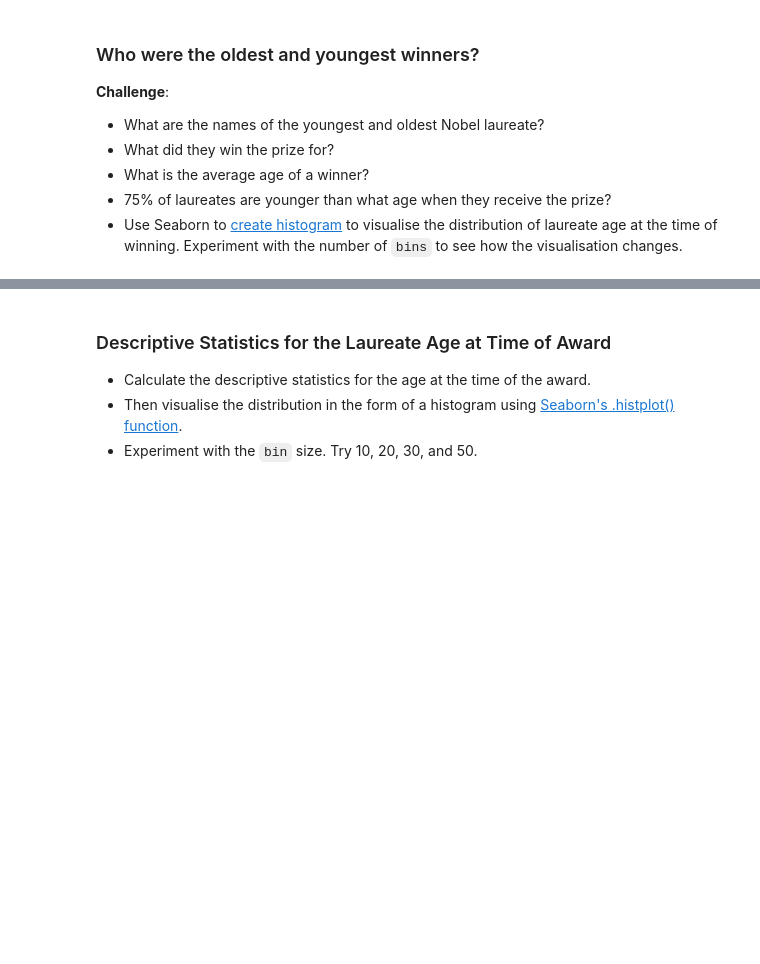
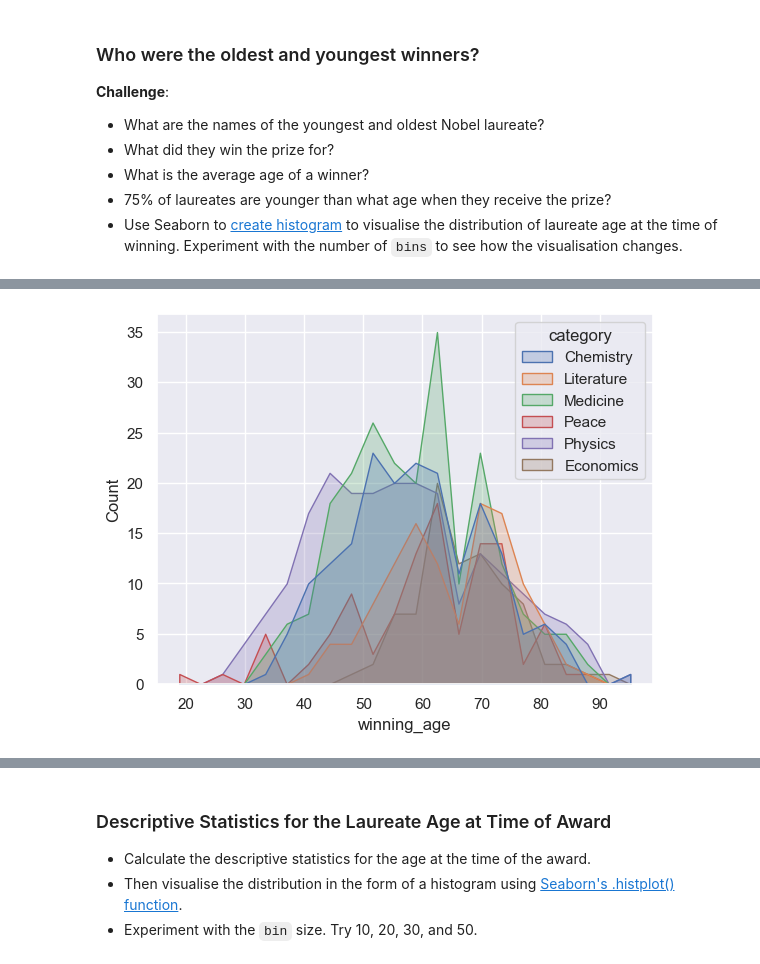
Before and after one commit to RafaelMoralesGallegos/100-days-of-Python, a Jupyter notebook: Day_79_Nobel_Prize/Nobel_Prize_Analysis.ipynb, the cells around one changed output, grey strips where cells are left out. Cells and saved outputs as stored; diff of their text form; code cells hidden in the pictures; blank space fills up the shorter version.

```diff
--- a/Day_79_Nobel_Prize/Nobel_Prize_Analysis.ipynb
+++ b/Day_79_Nobel_Prize/Nobel_Prize_Analysis.ipynb
@@ -701,0 +736,7 @@ How Old Are the Laureates When the Win the Prize?
+# %%
+sns.set_theme(style="darkgrid")
+sns.histplot(df_data, x='winning_age', hue='category', element='poly')
+
+plt.show()
+# %% [output]
+[figure, added]
```
Also changed, not shown: parts of 19 cells of this notebook, 1 other file.
